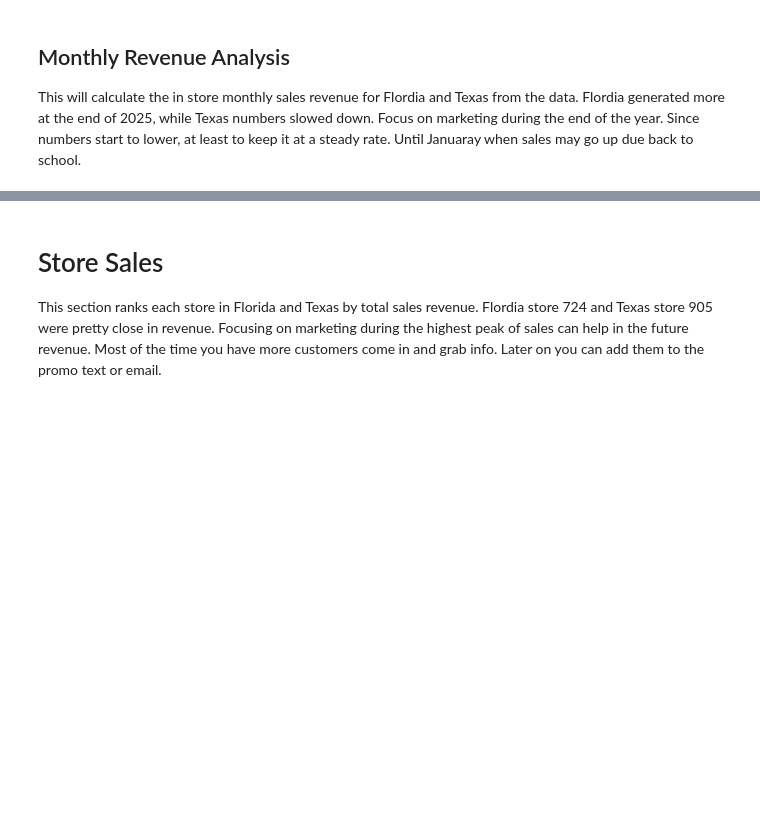
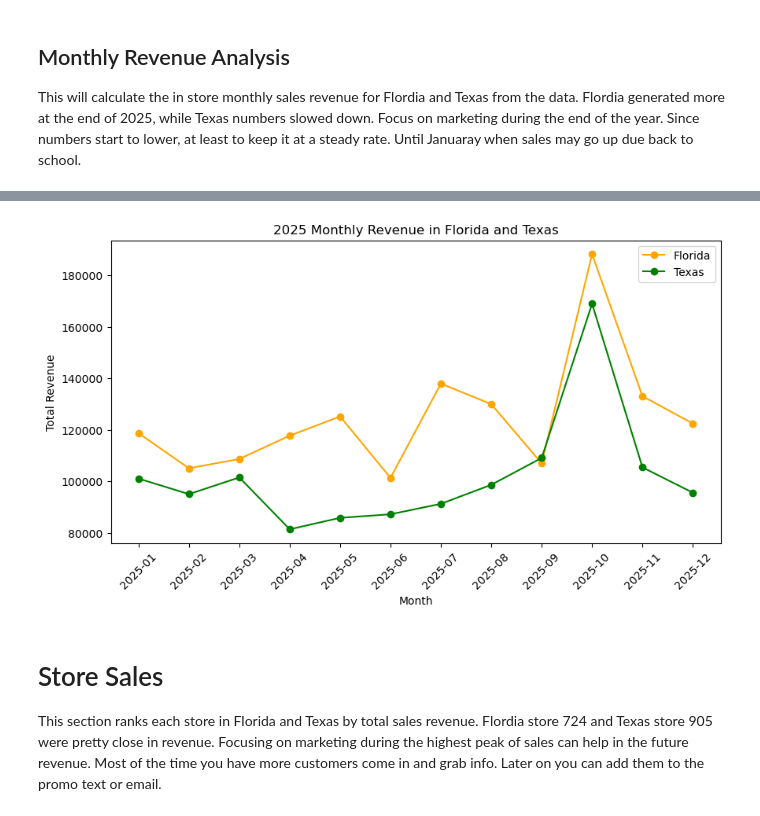
Before and after one commit to lalberto01/Capstone_2, a Jupyter notebook: Alberto_sales_analysis.ipynb, the cells around one changed output, grey strips where cells are left out. Drawn from its saved outputs; the diff is of its cells as text; code cells hidden in the pictures; blank space fills up the shorter version.

```diff
--- a/Alberto_sales_analysis.ipynb
+++ b/Alberto_sales_analysis.ipynb
@@ -242,3 +239,48 @@ monthly_revenue.sort_values(["Month", "State"])
+# %%
+# Calculate monthly revenue totals
+monthly_chart = south_sales.groupby(
+    ["State", "Month"]
+)["Sale Amount"].sum().reset_index()
+
+# Florida monthly revenue
+florida_chart = monthly_chart[
+    monthly_chart["State"] == "Florida"
+]
+
+# Texas monthly revenue
+texas_chart = monthly_chart[
+    monthly_chart["State"] == "Texas"
+]
+
+plt.figure(figsize=(10,5))
+
+plt.plot(
+    florida_chart["Month"].astype(str),
+    florida_chart["Sale Amount"],
+    marker="o",
+    label="Florida",
+    color="orange"
+)
+
+plt.plot(
+    texas_chart["Month"].astype(str),
+    texas_chart["Sale Amount"],
+    marker="o",
+    label="Texas",
+    color="green"
+)
+
+plt.xticks(rotation=45)
+
+plt.title("2025 Monthly Revenue in Florida and Texas")
+plt.xlabel("Month")
+plt.ylabel("Total Revenue")
+
+plt.legend()
+
+plt.show()
+# %% [output]
+[figure, added]
 # %% [markdown]
 # Store Sales
 
```
Also changed, not shown: parts of 32 cells of this notebook.
